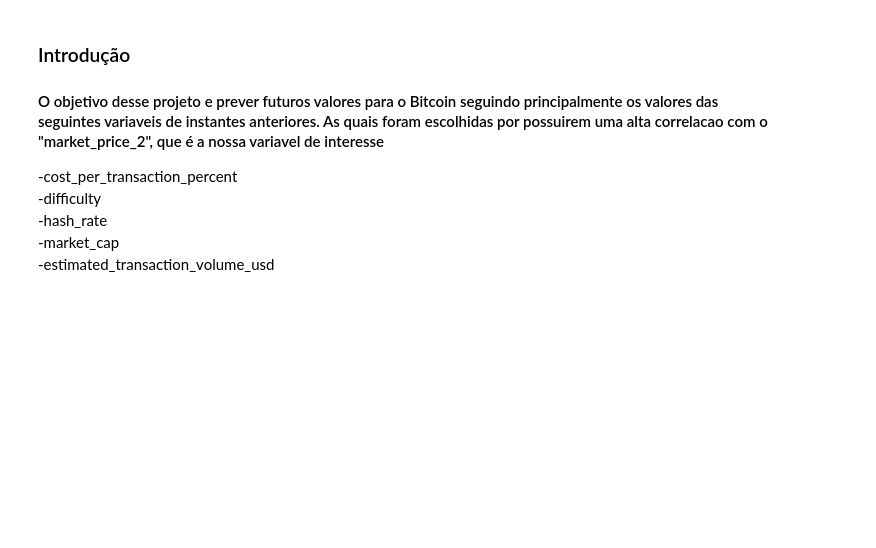
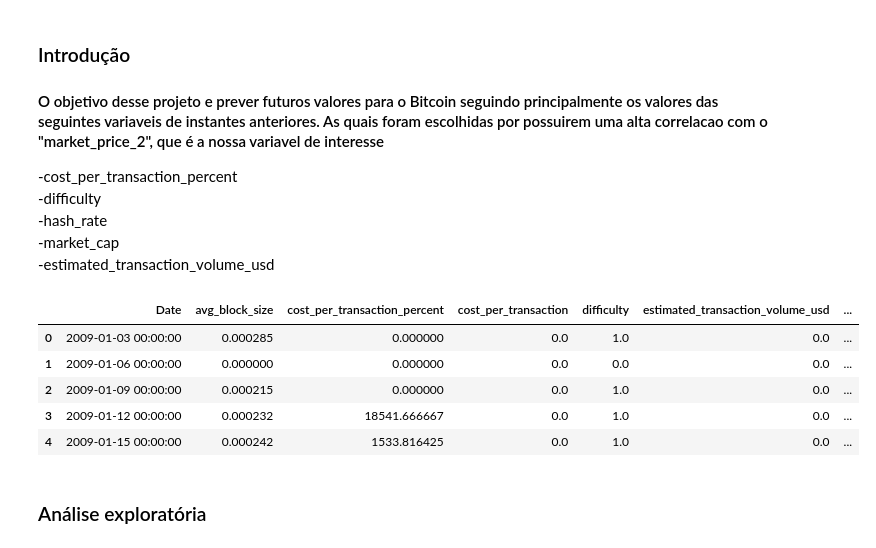
Before and after one commit to hthome1/Projeto_3_bitcoin, a Jupyter notebook: entrega_parcial.ipynb, the cells around one changed output. Cells and saved outputs as stored; diff of their text form; code cells hidden in the pictures; blank space fills up the shorter version.

```diff
--- a/entrega_parcial.ipynb
+++ b/entrega_parcial.ipynb
@@ -23,3 +22,14 @@ my_list = dfs["avg_block_size"].tolist()
+# %%
+dfs.head()
+# %% [output]
+|  | Date | avg_block_size | cost_per_transaction_percent | cost_per_transaction | difficulty | estimated_transaction_volume_usd | ... |
+| 0 | 2009-01-03 00:00:00 | 0.000285 | 0.000000 | 0.0 | 1.0 | 0.0 | ... |
+| 1 | 2009-01-06 00:00:00 | 0.000000 | 0.000000 | 0.0 | 0.0 | 0.0 | ... |
+| 2 | 2009-01-09 00:00:00 | 0.000215 | 0.000000 | 0.0 | 1.0 | 0.0 | ... |
+| 3 | 2009-01-12 00:00:00 | 0.000232 | 18541.666667 | 0.0 | 1.0 | 0.0 | ... |
+| 4 | 2009-01-15 00:00:00 | 0.000242 | 1533.816425 | 0.0 | 1.0 | 0.0 | ... |
+# %% [markdown]
+### Análise exploratória
 # %%
 tabela_corr = dfs.corr()
 tabela_corr
```
Also changed, not shown: parts of 7 cells of this notebook.
